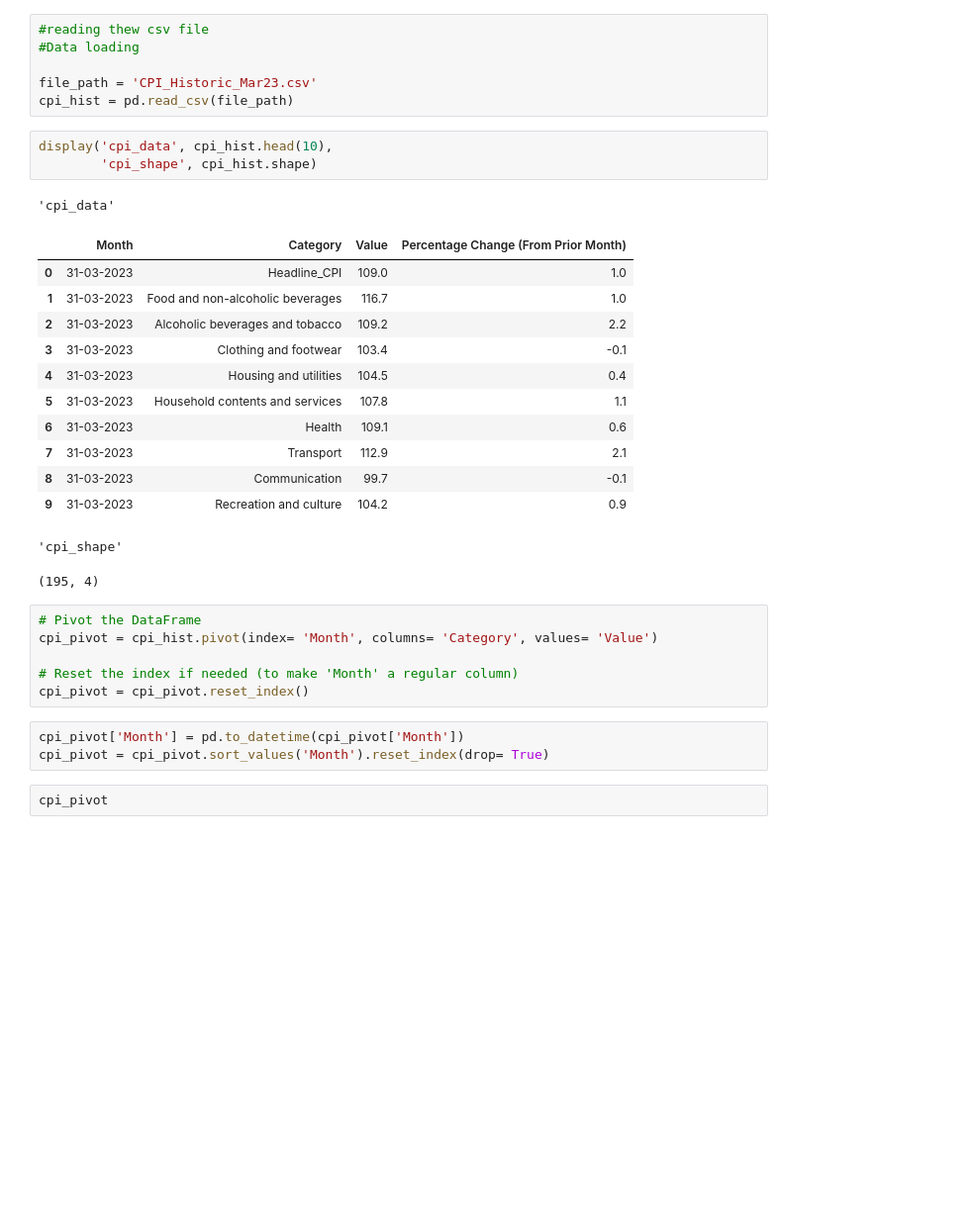
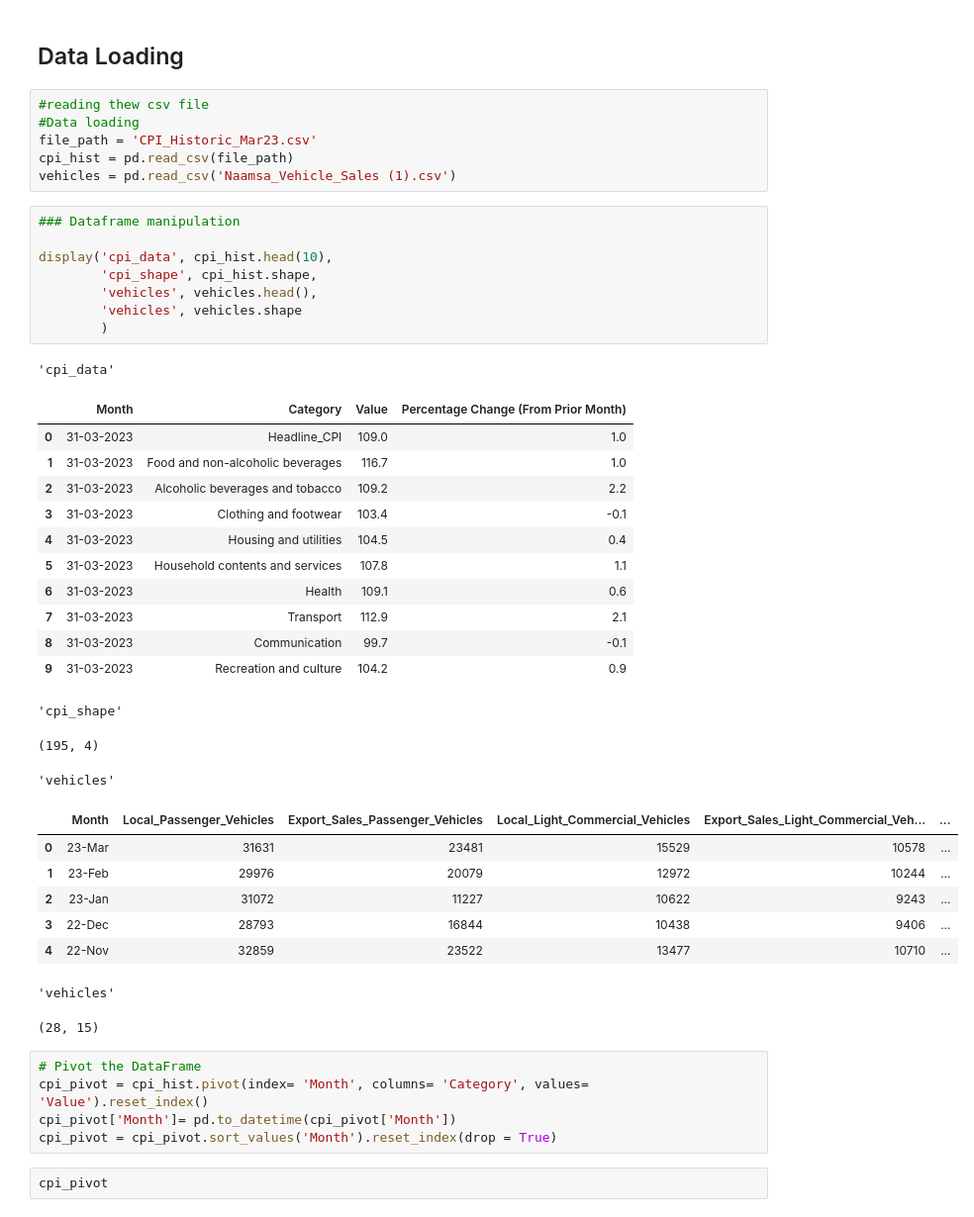
Before and after one commit to The-DigitalAcademy/cpi_prediction, a Jupyter notebook: CPI_Final_Project-1.ipynb, the cells around one changed output. Shown at 99% size. Drawn from its saved outputs; the diff is of its cells as text; blank space fills up the shorter version.

```diff
--- a/CPI_Final_Project-1.ipynb
+++ b/CPI_Final_Project-1.ipynb
@@ -14,38 +18,50 @@ from sklearn.preprocessing import StandardScaler, MinMaxScaler
 import warnings
 warnings.filterwarnings('ignore')
+# %% [markdown]
+## Data Loading
 # %%
 #reading thew csv file
 #Data loading
-
 file_path = 'CPI_Historic_Mar23.csv'
 cpi_hist = pd.read_csv(file_path)
+vehicles = pd.read_csv('Naamsa_Vehicle_Sales (1).csv')
 # %%
+### Dataframe manipulation
+
 display('cpi_data', cpi_hist.head(10),
-        'cpi_shape', cpi_hist.shape)
+        'cpi_shape', cpi_hist.shape,
+        'vehicles', vehicles.head(),
+        'vehicles', vehicles.shape
+        )
 # %% [output]
 'cpi_data'
 |  | Month | Category | Value | Percentage Change (From Prior Month) |
 | 0 | 31-03-2023 | Headline_CPI | 109.0 | 1.0 |
 | 1 | 31-03-2023 | Food and non-alcoholic beverages | 116.7 | 1.0 |
 | 2 | 31-03-2023 | Alcoholic beverages and tobacco | 109.2 | 2.2 |
 | 3 | 31-03-2023 | Clothing and footwear | 103.4 | -0.1 |
 | 4 | 31-03-2023 | Housing and utilities | 104.5 | 0.4 |
 | 5 | 31-03-2023 | Household contents and services | 107.8 | 1.1 |
 | 6 | 31-03-2023 | Health | 109.1 | 0.6 |
 | 7 | 31-03-2023 | Transport | 112.9 | 2.1 |
 | 8 | 31-03-2023 | Communication | 99.7 | -0.1 |
 | 9 | 31-03-2023 | Recreation and culture | 104.2 | 0.9 |
 'cpi_shape'
 (195, 4)
+'vehicles'
+|  | Month | Local_Passenger_Vehicles | Export_Sales_Passenger_Vehicles | Local_Light_Commercial_Vehicles | Export_Sales_Light_Commercial_Veh... | ... |
+| 0 | 23-Mar | 31631 | 23481 | 15529 | 10578 | ... |
+| 1 | 23-Feb | 29976 | 20079 | 12972 | 10244 | ... |
+| 2 | 23-Jan | 31072 | 11227 | 10622 | 9243 | ... |
+| 3 | 22-Dec | 28793 | 16844 | 10438 | 9406 | ... |
+| 4 | 22-Nov | 32859 | 23522 | 13477 | 10710 | ... |
+'vehicles'
+(28, 15)
 # %%
 # Pivot the DataFrame
-cpi_pivot = cpi_hist.pivot(index= 'Month', columns= 'Category', values= 'Value')
-
-# Reset the index if needed (to make 'Month' a regular column)
-cpi_pivot = cpi_pivot.reset_index()
+cpi_pivot = cpi_hist.pivot(index= 'Month', columns= 'Category', values= 'Value').reset_index()
+cpi_pivot['Month']= pd.to_datetime(cpi_pivot['Month'])
+cpi_pivot = cpi_pivot.sort_values('Month').reset_index(drop = True)
-# %%
-cpi_pivot['Month'] = pd.to_datetime(cpi_pivot['Month'])
-cpi_pivot = cpi_pivot.sort_values('Month').reset_index(drop= True)
 # %%
 cpi_pivot
 # %% [output]
```
Also changed, not shown: parts of 30 cells of this notebook.
